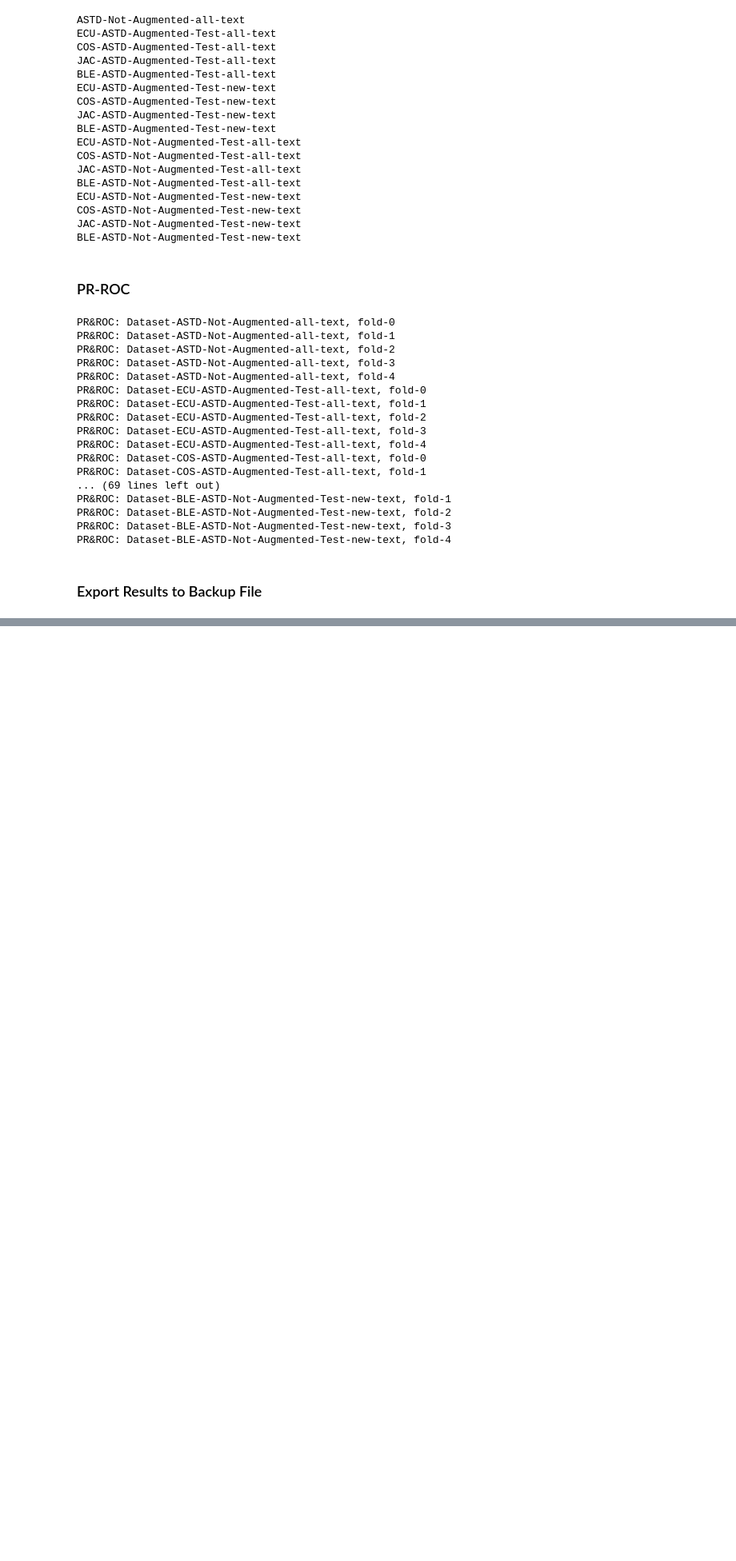
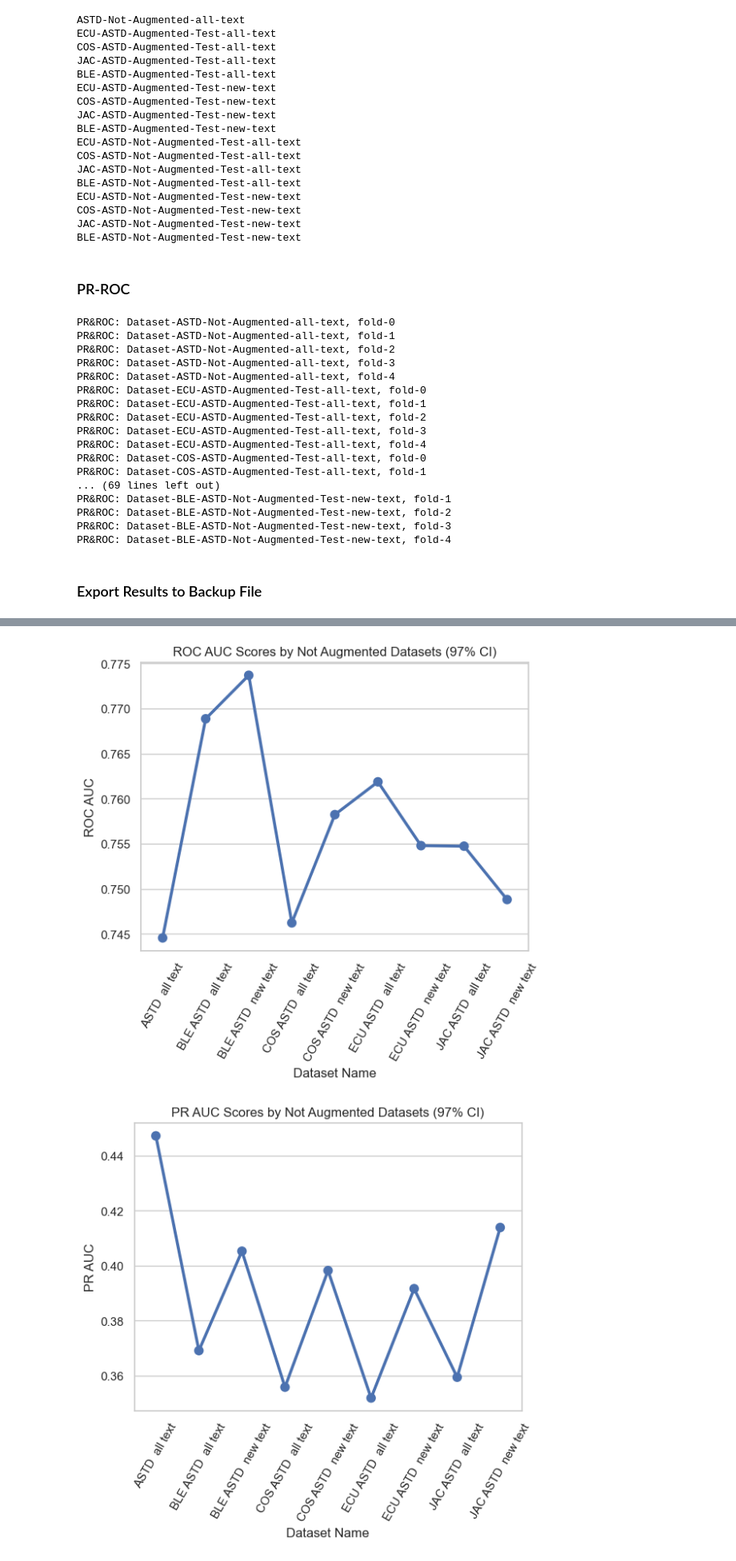
Before and after one commit to Dania-Refai/Arabic-Data-Augmentation, a Jupyter notebook: ASTD-PR-ROC.ipynb, the cells around one changed output, grey strips where cells are left out. Shown at 80% size. Cells and saved outputs as stored; diff of their text form; code cells hidden in the pictures; blank space fills up the shorter version.

```diff
--- a/ASTD-PR-ROC.ipynb
+++ b/ASTD-PR-ROC.ipynb
@@ -478,0 +553,19 @@ NameError: name 'trainResults' is not defined
+# %%
+# Create a point plot of mean ROC_AUC and PR_AUC scores for each dataset
+sns.set(style='whitegrid')
+sns.pointplot(x='Dataset_Name', y='roc_auc', data=not_augmented_df, errorbar=('ci', 97))
+plt.title('ROC AUC Scores by Not Augmented Datasets (97% CI)')
+plt.xlabel('Dataset Name', fontsize=12)
+plt.ylabel('ROC AUC', fontsize=12)
+plt.xticks(rotation=60)
+plt.show()
+
+sns.pointplot(x='Dataset_Name', y='pr_auc', data=not_augmented_df, errorbar=('ci', 97))
+plt.title('PR AUC Scores by Not Augmented Datasets (97% CI)')
+plt.xlabel('Dataset Name', fontsize=12)
+plt.ylabel('PR AUC', fontsize=12)
+plt.xticks(rotation=60)
+plt.show()
+# %% [output]
+[figure, added]
+[figure, added]
```
Also changed, not shown: parts of 10 cells of this notebook, 3 other files.
